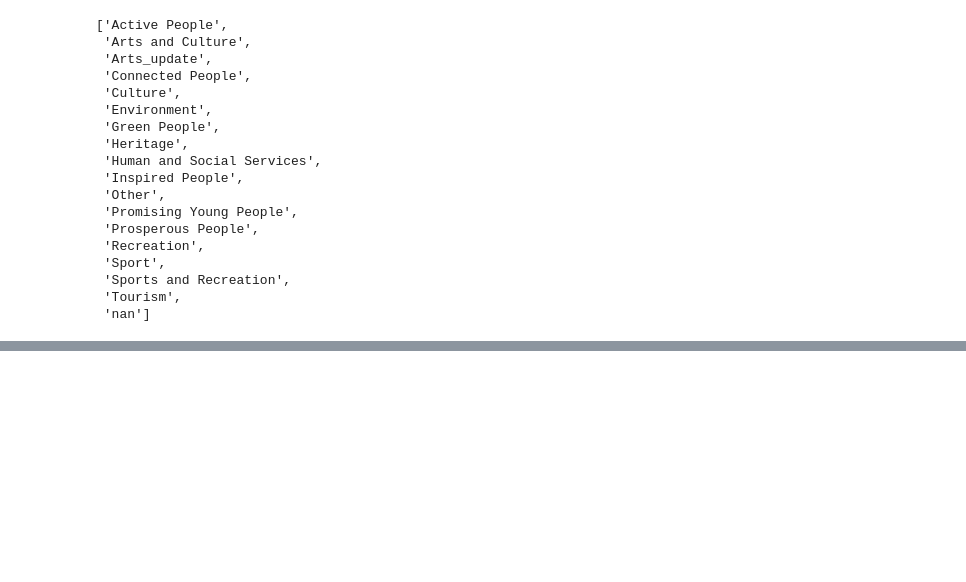
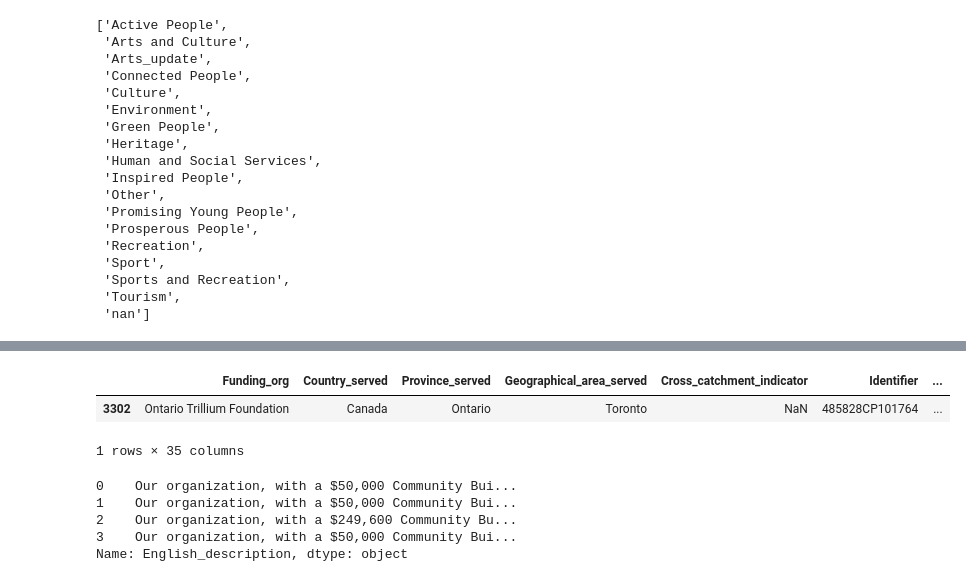
Before and after one commit to edimaudo/hackathon_coding_challenges, a Jupyter notebook: modzy_ai_hackathon/OTF.ipynb, the cells around one changed output, grey strips where cells are left out. Saved outputs shown, nothing was run; the diff lists cells and outputs as text; code cells hidden in the pictures; blank space fills up the shorter version.

```diff
--- a/modzy_ai_hackathon/OTF.ipynb
+++ b/modzy_ai_hackathon/OTF.ipynb
@@ -192,0 +190,18 @@ TypeError: '<' not supported between instances of 'float' and 'str'
+# %%
+temp = df[(df['Program_area_update'] =='Active People') &
+              (df['Recipient_org_city_update'] =='TORONTO') &
+              (df['Age_group_update'] == 'Adults') &
+              (df['Budget_fund_update'] =='Capital')]
+temp
+# %% [output]
+|  | Funding_org | Country_served | Province_served | Geographical_area_served | Cross_catchment_indicator | Identifier | ... |
+| 3302 | Ontario Trillium Foundation | Canada | Ontario | Toronto | NaN | 485828CP101764 | ... |
+1 rows × 35 columns
+# %%
+df['English_description'].head(4)
+# %% [output]
+0    Our organization, with a $50,000 Community Bui...
+1    Our organization, with a $50,000 Community Bui...
+2    Our organization, with a $249,600 Community Bu...
+3    Our organization, with a $50,000 Community Bui...
+Name: English_description, dtype: object
```
Also changed, not shown: parts of 4 cells of this notebook.
